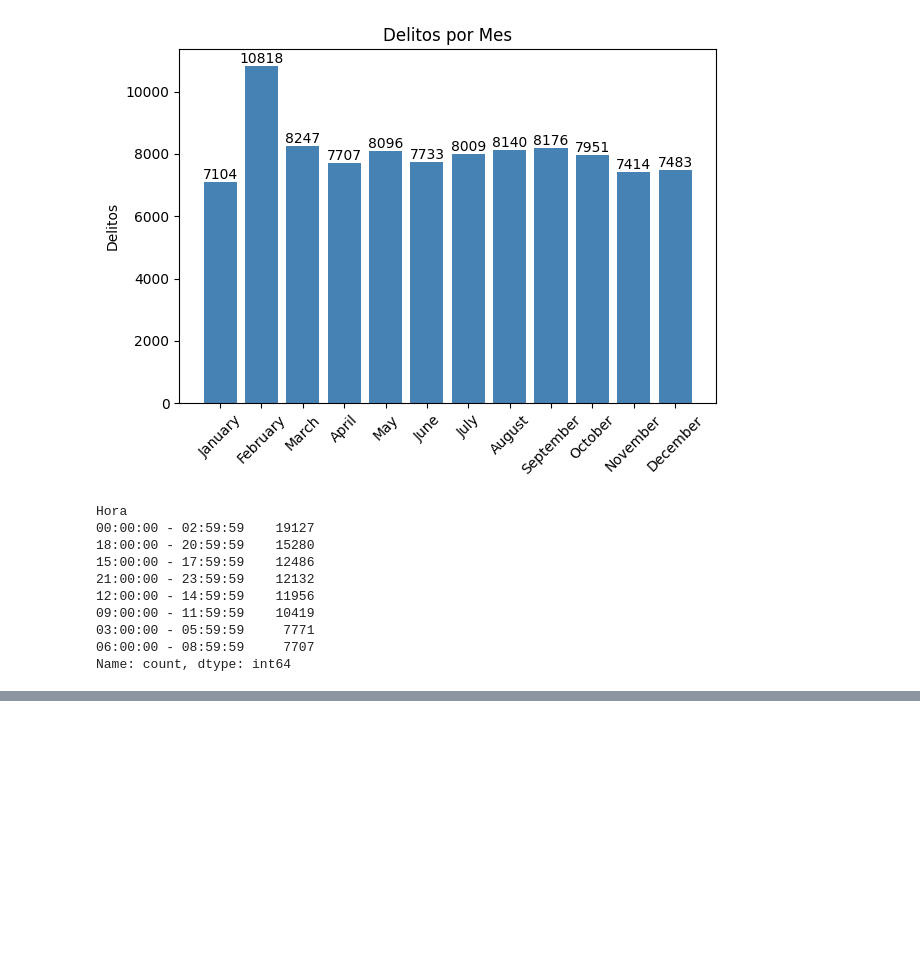
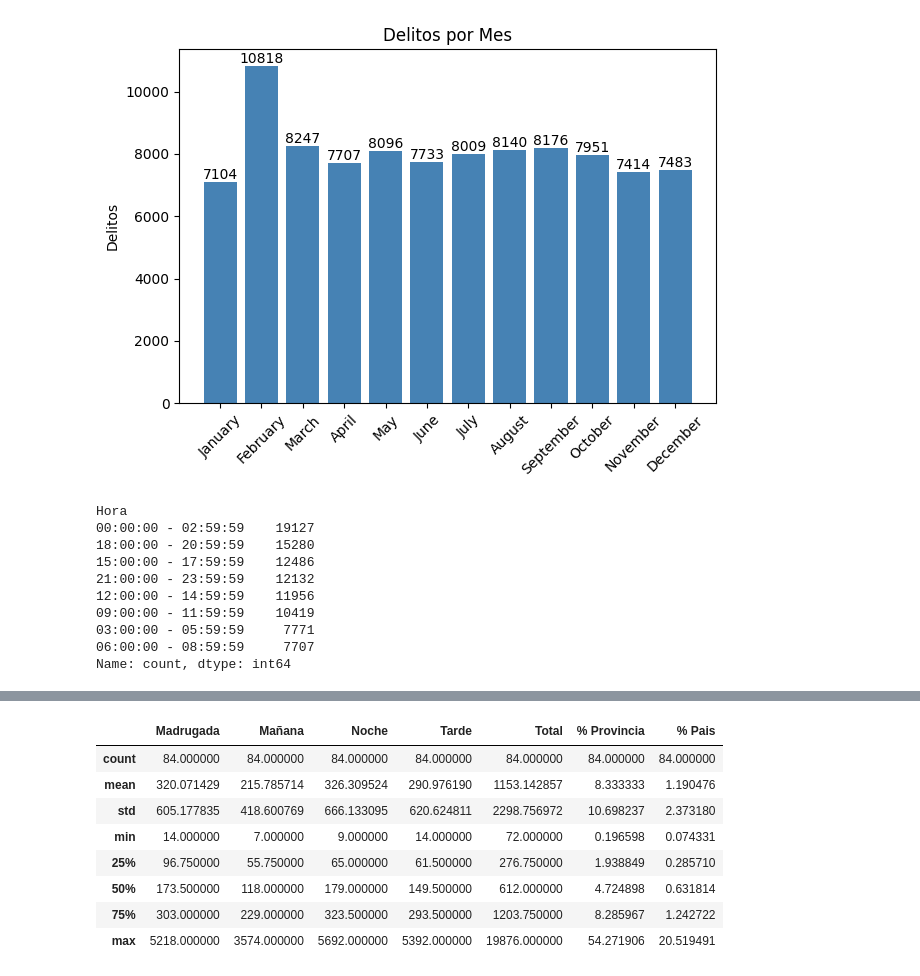
Before and after one commit to gianfranco7/proyecto_pswe19, a Jupyter notebook: EDA.ipynb, the cells around one changed output, grey strips where cells are left out. Saved outputs shown, nothing was run; the diff lists cells and outputs as text; code cells hidden in the pictures; blank space fills up the shorter version.

Commit message:
Agregado csv incidencia

```diff
--- a/EDA.ipynb
+++ b/EDA.ipynb
@@ -174,0 +244,39 @@ Name: count, dtype: int64
+# %%
+# Intentaremos hacer una Fuzzy sobre la incidencia de un delito dado
+# La incidencia del delito seria la cantidad de delitos de este tipo dividido entre la cantidad total de delitos
+# posteriormente con todas las incidencias se puedem clasificar
+
+#Tabla de incidencia
+incidence = df.groupby(['Provincia', 'Canton', 'Hora Fuzzy']).size().reset_index(name="Incidencia")
+
+#Pivotea los valores de Incidencia como columnas y los tamaños del conjunto como valores
+piv_df = incidence.pivot_table(index=['Provincia', 'Canton'], columns='Hora Fuzzy', values='Incidencia', fill_value=0).reset_index()
+
+#Formatea la tabla resultante
+piv_df.columns.name = None # Remover el nombre de las columnas
+piv_df = piv_df.rename_axis(None, axis=1)
+
+#Convertir los valores de float a enteros
+f_cols = ['Madrugada', 'Mañana', 'Tarde', 'Noche']
+piv_df[f_cols] = piv_df[f_cols].map(np.int64)
+
+piv_df['Total'] = piv_df['Madrugada'] + piv_df['Mañana'] + piv_df['Tarde'] + piv_df['Noche']
+# %%
+tdf = piv_df.groupby('Provincia').sum().reset_index()
+tdf.drop('Canton', axis=1, inplace=True)
+prov_totals = tdf[['Provincia', 'Total']]
+
+def province_percentile(x):
+    province = x['Provincia']
+    c_total = x['Total']
+    total = prov_totals.loc[prov_totals['Provincia'] == province, 'Total'].values[0]  # Extracts the first matching value
+    return (c_total/total)* 100
+
+
+piv_df['% Provincia'] = piv_df.apply(province_percentile, axis=1)
+
+total_incidents = piv_df['Total'].sum()
+
+piv_df['% Pais'] = piv_df.apply(lambda x: 0 if x['Total'] == 0 else ((x['Total']/total_incidents) * 100) , axis=1)
+
+piv_df.head()
@@ -174,0 +290,12 @@ Name: count, dtype: int64
+# %%
+piv_df.describe()
+# %% [output]
+|  | Madrugada | Mañana | Noche | Tarde | Total | % Provincia | % Pais |
+| count | 84.000000 | 84.000000 | 84.000000 | 84.000000 | 84.000000 | 84.000000 | 84.000000 |
+| mean | 320.071429 | 215.785714 | 326.309524 | 290.976190 | 1153.142857 | 8.333333 | 1.190476 |
+| std | 605.177835 | 418.600769 | 666.133095 | 620.624811 | 2298.756972 | 10.698237 | 2.373180 |
+| min | 14.000000 | 7.000000 | 9.000000 | 14.000000 | 72.000000 | 0.196598 | 0.074331 |
+| 25% | 96.750000 | 55.750000 | 65.000000 | 61.500000 | 276.750000 | 1.938849 | 0.285710 |
+| 50% | 173.500000 | 118.000000 | 179.000000 | 149.500000 | 612.000000 | 4.724898 | 0.631814 |
+| 75% | 303.000000 | 229.000000 | 323.500000 | 293.500000 | 1203.750000 | 8.285967 | 1.242722 |
+| max | 5218.000000 | 3574.000000 | 5692.000000 | 5392.000000 | 19876.000000 | 54.271906 | 20.519491 |
```
Also changed, not shown: parts of 7 cells of this notebook, 1 other file.
